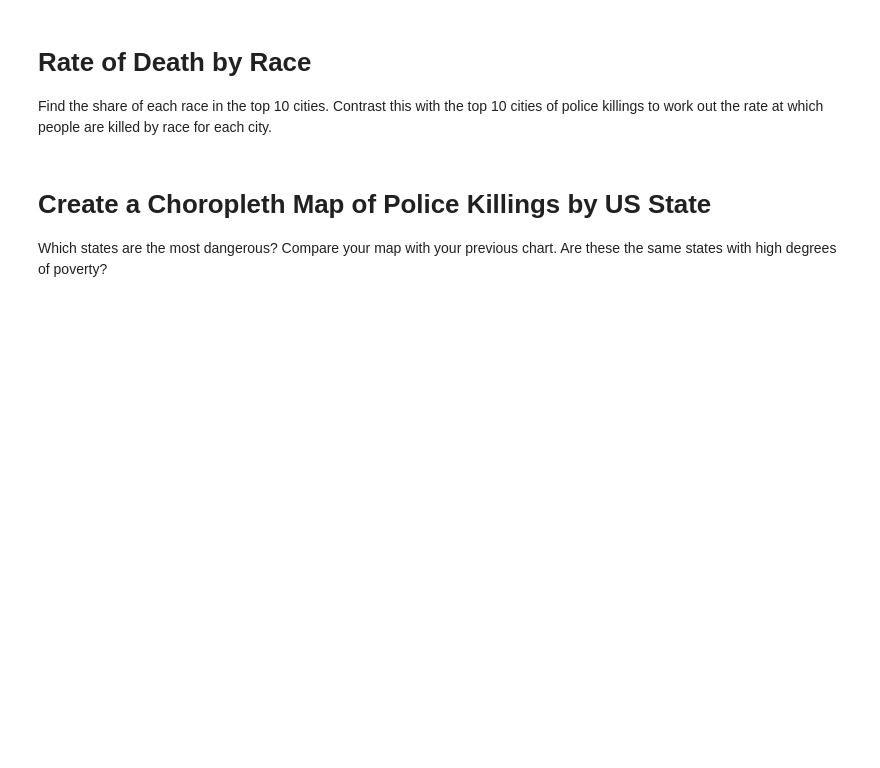
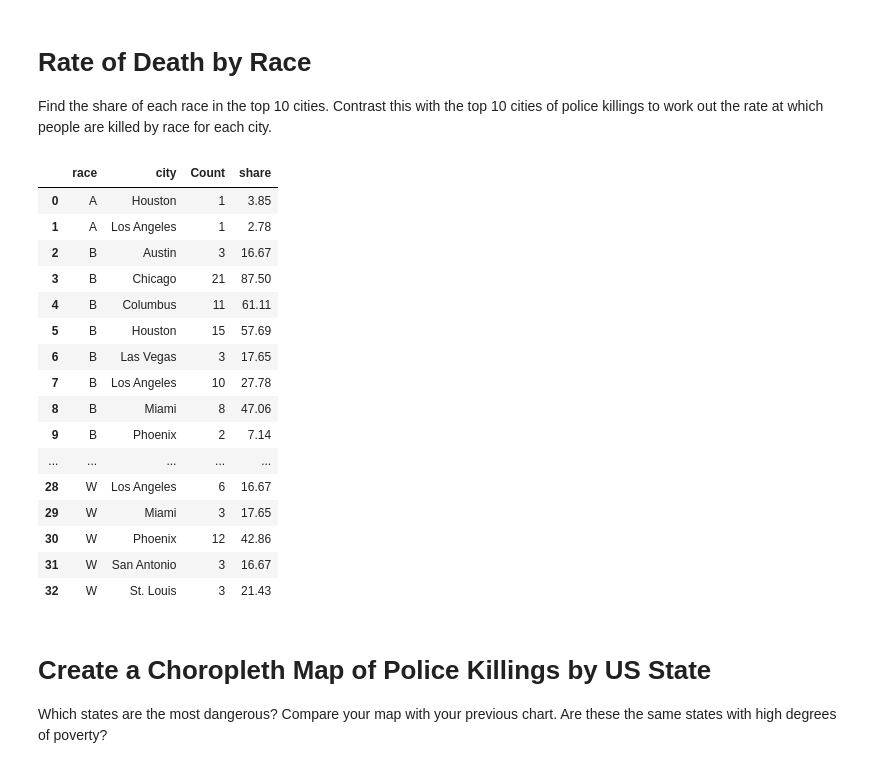
Before and after one commit to SeanRVACode/Professional-Portfolio, a Jupyter notebook: Analyze Deaths involving Police in the US/Fatal_Force_(start).ipynb, the cells around one changed output. Drawn from its saved outputs; the diff is of its cells as text; code cells hidden in the pictures; blank space fills up the shorter version.

Commit message:
race by city

```diff
--- a/Analyze Deaths involving Police in the US/Fatal_Force_(start).ipynb
+++ b/Analyze Deaths involving Police in the US/Fatal_Force_(start).ipynb
@@ -548,3 +548,10 @@ print(f"{percentage:.2f} of people had a mental illness")
 # In Which Cities Do the Most Police Killings Take Place?
 
 Create a chart ranking the top 10 cities with the most police killings. Which cities are the most dangerous?
+# %%
+df_cities = df_fatalities.copy()
+
+df_cities = df_cities['city'].value_counts()
+# df_cities.dropna(subset='city',inplace=True,ind)
+df_cities = df_cities.sort_values(ascending=False).head(10).reset_index(name='Count')
+df_cities.head()
@@ -552,3 +569,28 @@ Create a chart ranking the top 10 cities with the most police killings. Which ci
 # Rate of Death by Race
 
 Find the share of each race in the top 10 cities. Contrast this with the top 10 cities of police killings to work out the rate at which people are killed by race for each city.
+# %%
+df_race_city = df_fatalities.copy()
+df_race_city = df_race_city[df_race_city['city'].isin(df_cities['city'].head(10))]
+df_race_city = df_race_city.groupby(['race','city']).size().reset_index(name='Count')
+totals =  df_race_city.groupby('city')['Count'].transform('sum')
+df_race_city['share'] = df_race_city['Count']/totals * 100
+df_race_city
+# %% [output]
+|  | race | city | Count | share |
+| 0 | A | Houston | 1 | 3.85 |
+| 1 | A | Los Angeles | 1 | 2.78 |
+| 2 | B | Austin | 3 | 16.67 |
+| 3 | B | Chicago | 21 | 87.50 |
+| 4 | B | Columbus | 11 | 61.11 |
+| 5 | B | Houston | 15 | 57.69 |
+| 6 | B | Las Vegas | 3 | 17.65 |
+| 7 | B | Los Angeles | 10 | 27.78 |
+| 8 | B | Miami | 8 | 47.06 |
+| 9 | B | Phoenix | 2 | 7.14 |
+| ... | ... | ... | ... | ... |
+| 28 | W | Los Angeles | 6 | 16.67 |
+| 29 | W | Miami | 3 | 17.65 |
+| 30 | W | Phoenix | 12 | 42.86 |
+| 31 | W | San Antonio | 3 | 16.67 |
+| 32 | W | St. Louis | 3 | 21.43 |
```
Also changed, not shown: parts of 3 cells of this notebook.
